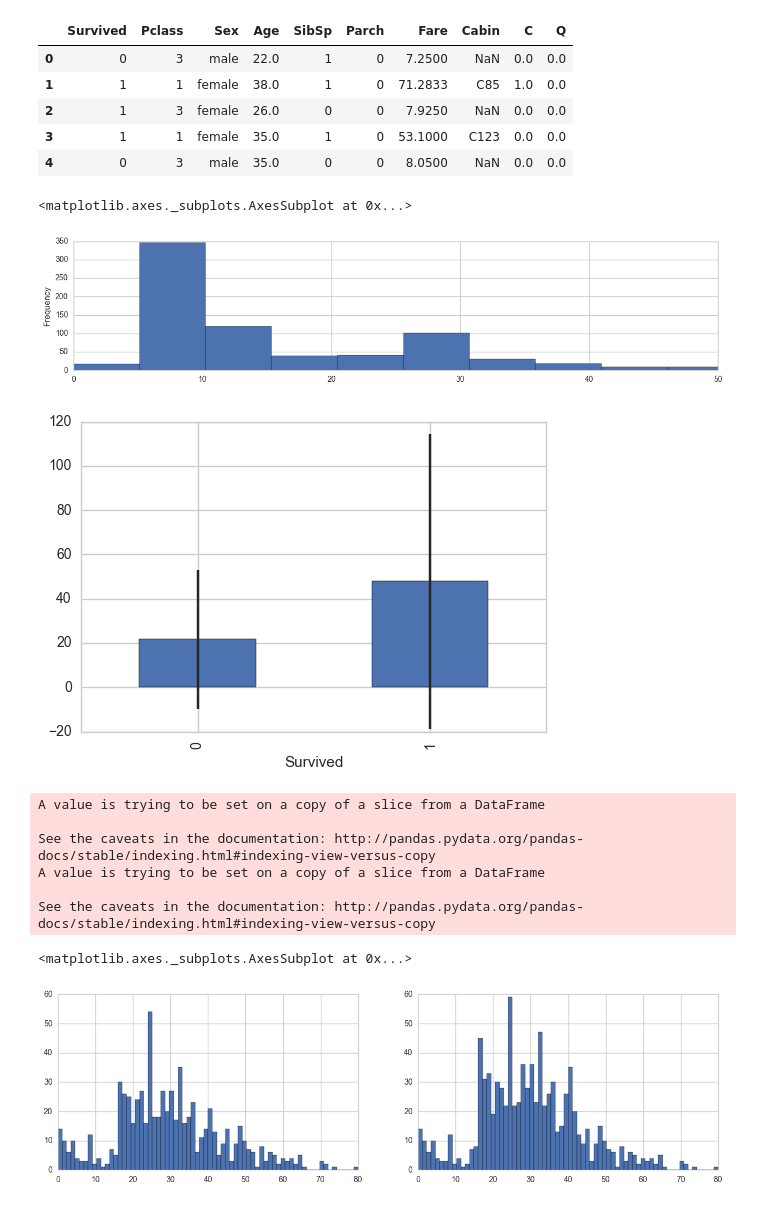
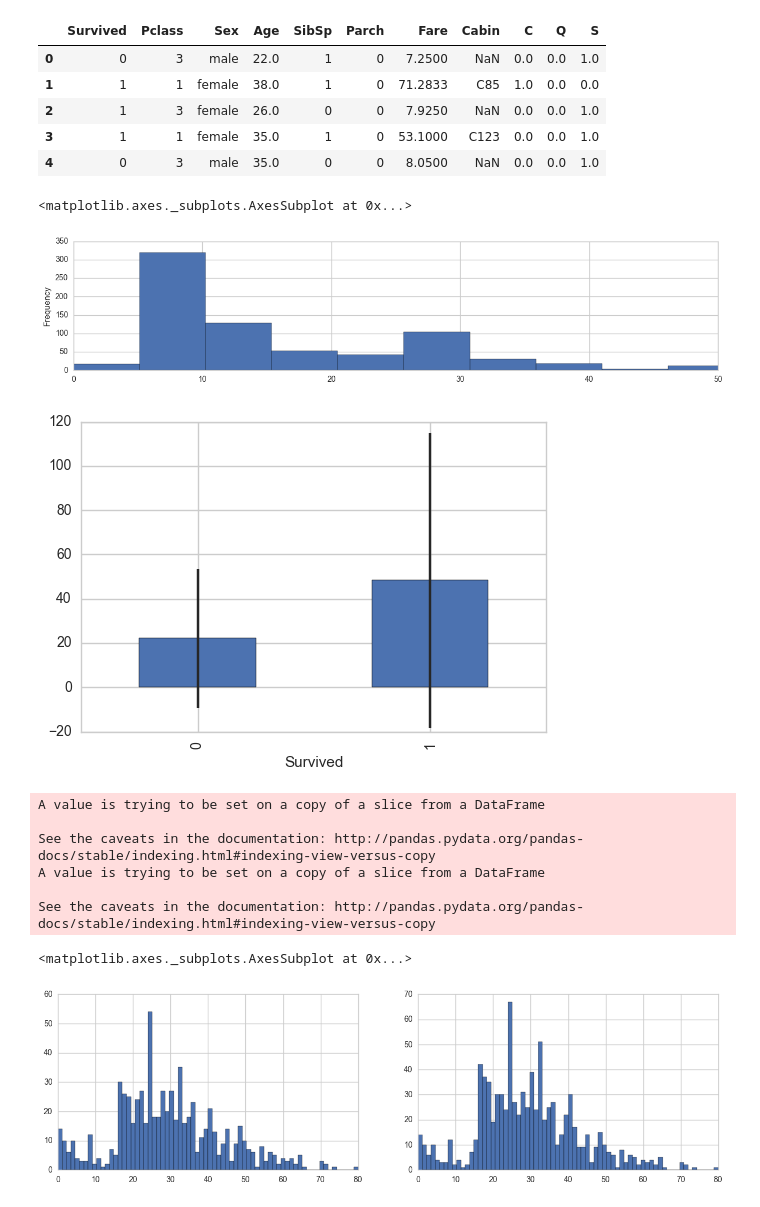
Before and after one commit to PhenixI/kaggle_sourcecode, a Jupyter notebook: Titanic_Machine_Learning_from_Disaster/Titanic_Machine Learning from Disaster.ipynb, the cells around one changed output. Saved outputs shown, nothing was run; the diff lists cells and outputs as text; code cells hidden in the pictures.

```diff
--- a/Titanic_Machine_Learning_from_Disaster/Titanic_Machine Learning from Disaster.ipynb
+++ b/Titanic_Machine_Learning_from_Disaster/Titanic_Machine Learning from Disaster.ipynb
@@ -30,11 +32,11 @@ from sklearn.neural_network import MLPClassifier
 from sklearn.metrics import accuracy_score
 # %%
 #get titanic & test csv files as a DataFrame
-titanic_df = pd.read_csv("../input/train.csv")
-test_df = pd.read_csv("../input/test.csv")
+titanic_df = pd.read_csv("../input/train.csv",dtype = {"Age":np.float64},)
+test_df = pd.read_csv("../input/test.csv",dtype = {"Age":np.float64},)
 
 #preview the data
-titanic_df.head()
+#titanic_df.head()
 # %% [output]
 |  | PassengerId | Survived | Pclass | Name | Sex | Age | SibSp | Parch | Ticket | Fare | ... |
 | 0 | 1 | 0 | 3 | Braund, Mr. Owen Harris | male | 22.0 | 1 | 0 | A/5 21171 | 7.2500 | ... |
@@ -97,9 +99,15 @@ memory usage: 62.7+ KB
 # %%
 #embarked
-titanic_df['Embarked'].describe()
+#titanic_df['Embarked'].describe()
 #only in titanic_df,fill the two missing values with most ocurred value, which is "S"
-titanic_df['Embarked'] = titanic_df['Embarked'].fillna('S')
+#titanic_df['Embarked'] = titanic_df['Embarked'].fillna('S')
 
+if len(titanic_df['Embarked'][titanic_df['Embarked'].isnull()])>0:
+    titanic_df['Embarked'][titanic_df['Embarked'].isnull()] = titanic_df['Embarked'].dropna().mode().values
+
+if len(test_df['Embarked'][test_df['Embarked'].isnull()])>0:
+    test_df['Embarked'][test_df['Embarked'].isnull()] = test_df['Embarked'].dropna().mode().values
+#titanic_df.info()
 #plot
 sns.factorplot('Embarked','Survived',data = titanic_df,size = 4,aspect = 3)
 
@@ -124,11 +135,14 @@ sns.barplot(x = 'Embarked',y = 'Survived',data = embark_perc, order = ['S','C','
 #because logically, Embarked doesn't seem to useful in prediction
 embark_dummies_titanic = pd.get_dummies(titanic_df['Embarked'])
 #embark_dummies_titanic
-embark_dummies_titanic.drop(['S'],axis = 1,inplace = True)
+
+#embark_dummies_titanic.drop(['S'],axis = 1,inplace = True)
+
 #embark_dummies_titanic
 
 embark_dummies_test = pd.get_dummies(test_df['Embarked'])
-embark_dummies_test.drop(['S'],axis = 1,inplace = True)
+
+#embark_dummies_test.drop(['S'],axis = 1,inplace = True)
 
 titanic_df = titanic_df.join(embark_dummies_titanic)
 #titanic_df
@@ -139,38 +153,45 @@ test_df.drop(['Embarked'],axis = 1,inplace = True)
 
 titanic_df.head()
 # %% [output]
-|  | Survived | Pclass | Sex | Age | SibSp | Parch | Fare | Cabin | C | Q |
-| 0 | 0 | 3 | male | 22.0 | 1 | 0 | 7.2500 | NaN | 0.0 | 0.0 |
-| 1 | 1 | 1 | female | 38.0 | 1 | 0 | 71.2833 | C85 | 1.0 | 0.0 |
-| 2 | 1 | 3 | female | 26.0 | 0 | 0 | 7.9250 | NaN | 0.0 | 0.0 |
-| 3 | 1 | 1 | female | 35.0 | 1 | 0 | 53.1000 | C123 | 0.0 | 0.0 |
-| 4 | 0 | 3 | male | 35.0 | 0 | 0 | 8.0500 | NaN | 0.0 | 0.0 |
+|  | Survived | Pclass | Sex | Age | SibSp | Parch | Fare | Cabin | C | Q | S |
+| 0 | 0 | 3 | male | 22.0 | 1 | 0 | 7.2500 | NaN | 0.0 | 0.0 | 1.0 |
+| 1 | 1 | 1 | female | 38.0 | 1 | 0 | 71.2833 | C85 | 1.0 | 0.0 | 0.0 |
+| 2 | 1 | 3 | female | 26.0 | 0 | 0 | 7.9250 | NaN | 0.0 | 0.0 | 1.0 |
+| 3 | 1 | 1 | female | 35.0 | 1 | 0 | 53.1000 | C123 | 0.0 | 0.0 | 1.0 |
+| 4 | 0 | 3 | male | 35.0 | 0 | 0 | 8.0500 | NaN | 0.0 | 0.0 | 1.0 |
 # %%
 #Fare
 #only for test_df,since there is a missing "Fare" values
-test_df["Fare"].fillna(test_df["Fare"].median(),inplace = True)
+#test_df["Fare"].fillna(test_df["Fare"].median(),inplace = True)
+
+if len(test_df.Fare[test_df.Fare.isnull()])>0:
+    median_fare = np.zeros(3)
+    for f in range(0,3):
+        median_fare[f] = test_df[test_df.Pclass == f+1]['Fare'].dropna().median()
+    for f in range(0,3):
+        test_df.loc[(test_df.Fare.isnull()) & (test_df.Pclass==f+1),'Fare'] = median_fare[f]
 
 #convert from float to int
-titanic_df['Fare'] = titanic_df['Fare'].astype(int)
-test_df['Fare'] = test_df['Fare'].astype(int)
+#titanic_df['Fare'] = titanic_df['Fare'].astype(int)
+#test_df['Fare'] = test_df['Fare'].astype(int)
 
 #get fare for survived & didn't survive passagers
 
 fare_not_survived = titanic_df['Fare'][titanic_df['Survived']==0]
 fare_survived = titanic_df['Fare'][titanic_df['Survived']==1]
 
 #get average and std for fare of survived/not survived passengers
 avgerage_fare = DataFrame([fare_not_survived.mean(),fare_survived.mean()])
 std_fare = DataFrame([fare_not_survived.std(),fare_survived.std()])
 
 #plot
 titanic_df['Fare'].plot(kind = 'hist',figsize = (15,3),bins = 100,xlim=(0,50))
 
 avgerage_fare.index.names = std_fare.index.names = ['Survived']
 avgerage_fare.plot(yerr = std_fare,kind = 'bar',legend = False)
 # %% [output]
 <matplotlib.axes._subplots.AxesSubplot at 0x...>
-[figure, old version]
+[figure, new version]
 [figure]
 # %%
 #Age
@@ -213,7 +234,7 @@ A value is trying to be set on a copy of a slice from a DataFrame
 
 See the caveats in the documentation: http://pandas.pydata.org/pandas-docs/stable/indexing.html#indexing-view-versus-copy
 <matplotlib.axes._subplots.AxesSubplot at 0x...>
-[figure, old version]
+[figure, new version]
 # %%
 #continue with plot Age column
 #peaks for survived/not survived passengers by their age
```
Also changed, not shown: parts of 24 cells of this notebook, 5 other files.
